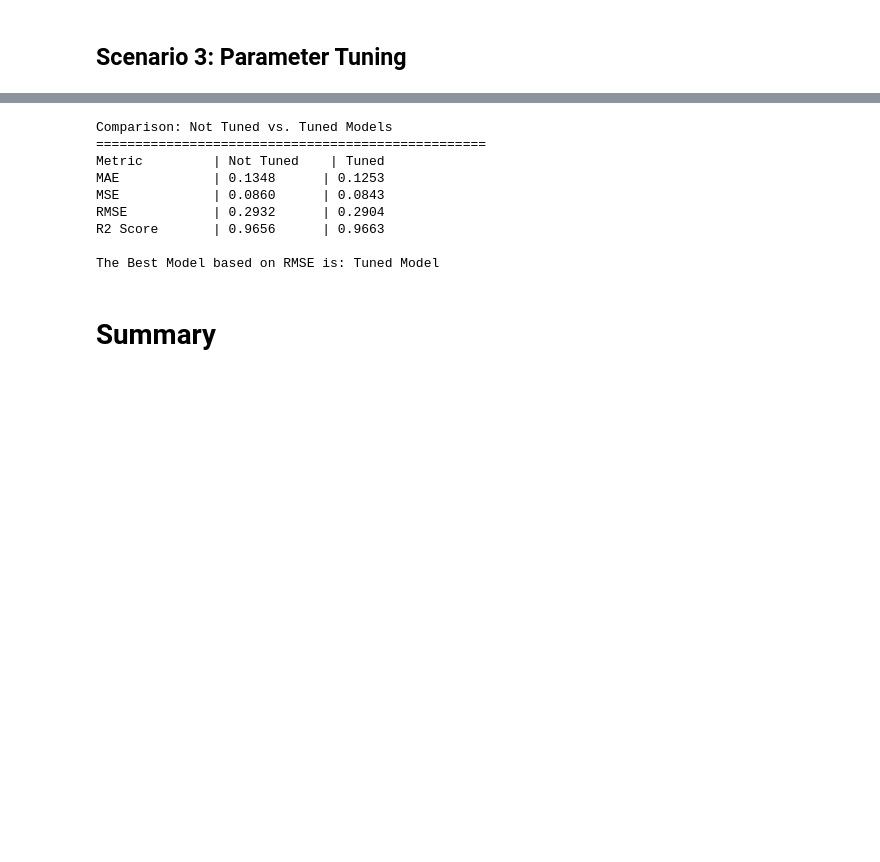
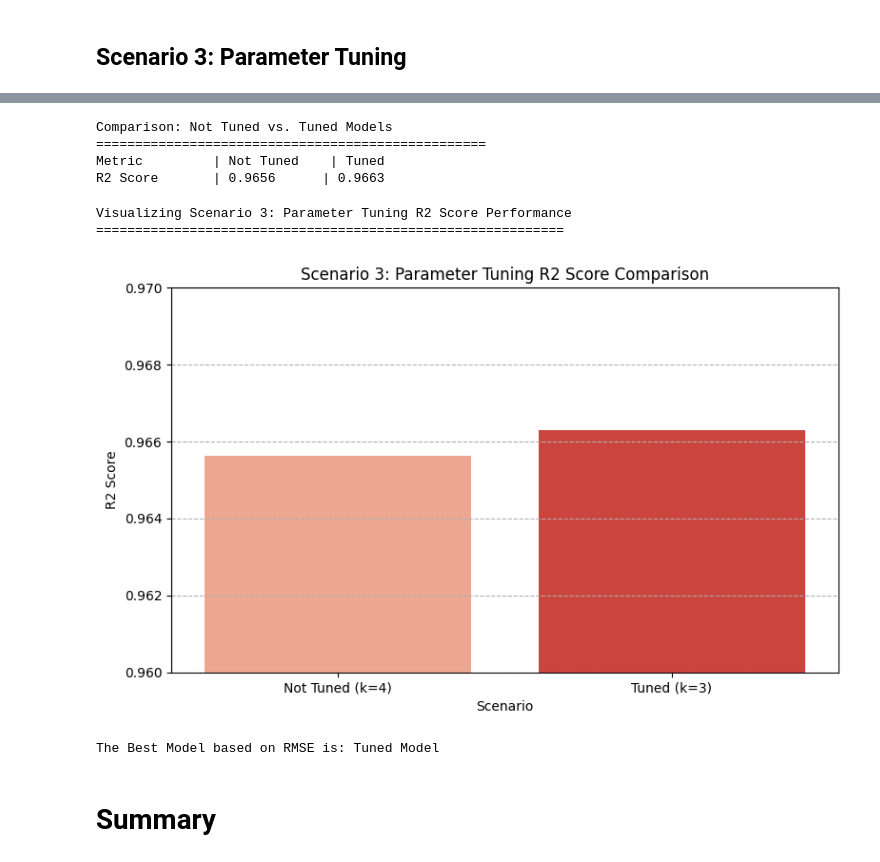
Before and after one commit to tsaqifimtinan/finalproject-kel-8-pm-d, a Jupyter notebook: KNN/KNN_Regression_Analysis.ipynb, the cells around one changed output, grey strips where cells are left out. Saved outputs shown, nothing was run; the diff lists cells and outputs as text; code cells hidden in the pictures; blank space fills up the shorter version.

```diff
--- a/KNN/KNN_Regression_Analysis.ipynb
+++ b/KNN/KNN_Regression_Analysis.ipynb
@@ -583,31 +557,48 @@ R-squared (R2) Score with tuned parameters: 0.9663
-# %%
-print("\nComparison: Not Tuned vs. Tuned Models")
-print("=" * 50)
-print(f"Metric         | Not Tuned    | Tuned")
-print(f"MAE            | {mae_not_tuned:.4f}      | {mae_tuned:.4f}")
-print(f"MSE            | {mse_not_tuned:.4f}      | {mse_tuned:.4f}")
-print(f"RMSE           | {rmse_not_tuned:.4f}      | {rmse_tuned:.4f}")
-print(f"R2 Score       | {r2_not_tuned:.4f}      | {r2_tuned:.4f}")
-
-# Determine the best model based on RMSE
-if r2_tuned > r2_not_tuned:
-    best_model = "Tuned Model"
-elif r2_not_tuned > r2_tuned:
-    best_model = "Not Tuned Model"
-else:
-    best_model = "Both models have equal RMSE"
-
-print(f"\nThe Best Model based on RMSE is: {best_model}")
-# %% [output]
-Comparison: Not Tuned vs. Tuned Models
-==================================================
-Metric         | Not Tuned    | Tuned
-MAE            | 0.1348      | 0.1253
-MSE            | 0.0860      | 0.0843
-RMSE           | 0.2932      | 0.2904
-R2 Score       | 0.9656      | 0.9663
-
-The Best Model based on RMSE is: Tuned Model
+# %%
+print("\nComparison: Not Tuned vs. Tuned Models")
+print("=" * 50)
+print(f"Metric         | Not Tuned    | Tuned")
+print(f"R2 Score       | {r2_not_tuned:.4f}      | {r2_tuned:.4f}")
+# %% [output]
+Comparison: Not Tuned vs. Tuned Models
+==================================================
+Metric         | Not Tuned    | Tuned
+R2 Score       | 0.9656      | 0.9663
+# %%
+print("\nVisualizing Scenario 3: Parameter Tuning R2 Score Performance")
+print("="*60)
+
+scenario3_labels = ['Not Tuned (k={})'.format(optimal_k_value), 'Tuned (k={})'.format(best_n_neighbors)]
+scenario3_r2 = [r2_not_tuned, r2_tuned]
+
+scenario3_df = pd.DataFrame({
+    'Scenario': scenario3_labels,
+    'R2 Score': scenario3_r2
+})
+
+plt.figure(figsize=(8, 5))
+sns.barplot(x='Scenario', y='R2 Score', data=scenario3_df, palette='Reds')
+plt.title('Scenario 3: Parameter Tuning R2 Score Comparison')
+plt.ylabel('R2 Score')
+plt.xlabel('Scenario')
+plt.ylim(0.96, 0.97)
+plt.grid(axis='y', linestyle='--')
+plt.tight_layout()
+plt.show()
+
+if r2_tuned > r2_not_tuned:
+    best_model = "Tuned Model"
+elif r2_not_tuned > r2_tuned:
+    best_model = "Not Tuned Model"
+else:
+    best_model = "Both models have equal RMSE"
+
+print(f"\nThe Best Model based on RMSE is: {best_model}")
+# %% [output]
+Visualizing Scenario 3: Parameter Tuning R2 Score Performance
+============================================================
+[figure, added]
+The Best Model based on RMSE is: Tuned Model
 # %% [markdown]
 # Summary
 # %%
```
Also changed, not shown: parts of 17 cells of this notebook.
